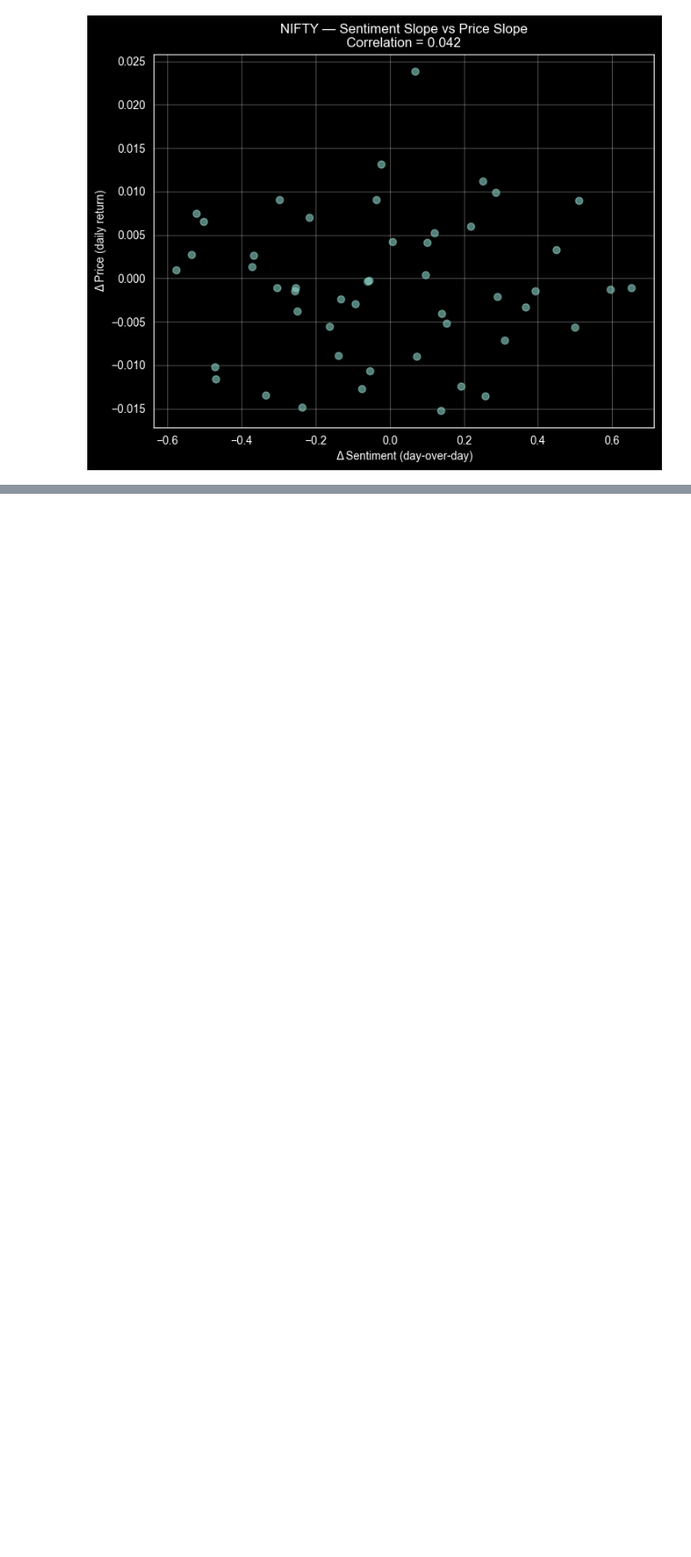
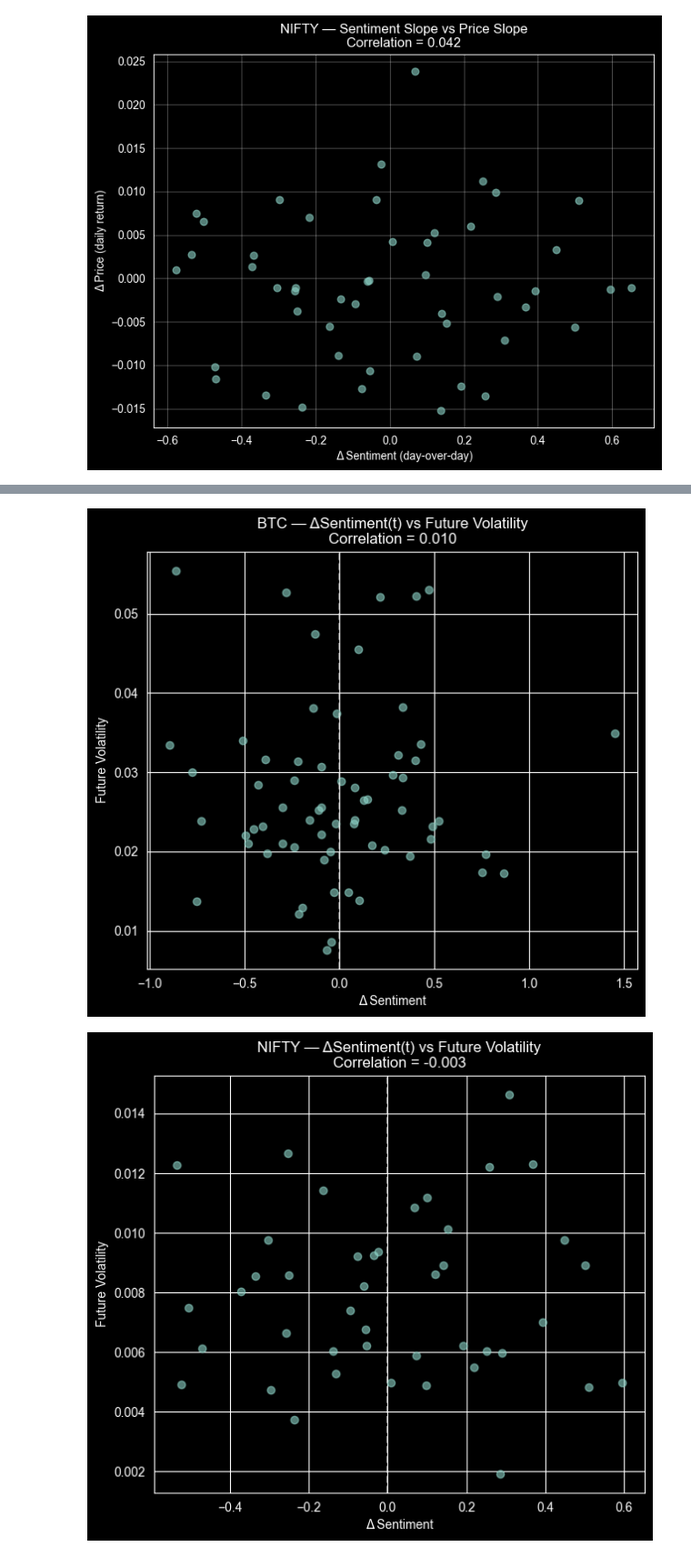
Before and after one commit to VT69/financial-sentiment-market-analysis, a Jupyter notebook: notebooks/08_graphs_and_plots.ipynb, the cells around one changed output, grey strips where cells are left out. Shown at 91% size. Cells and saved outputs as stored; diff of their text form; code cells hidden in the pictures; blank space fills up the shorter version.

```diff
--- a/notebooks/08_graphs_and_plots.ipynb
+++ b/notebooks/08_graphs_and_plots.ipynb
@@ -380,0 +402,8 @@ plot_slope_relationship(nifty_slope, "NIFTY")
+# %%
+def add_forward_volatility(df, price_col="close", window=5):
+    returns = df[price_col].pct_change()
+    df["future_vol"] = returns.rolling(window).std().shift(-window)
+    return df.dropna()
+
+btc_vol = add_forward_volatility(btc_lag)
+nifty_vol = add_forward_volatility(nifty_lag)
@@ -380,0 +422,18 @@ plot_slope_relationship(nifty_slope, "NIFTY")
+# %%
+def plot_sentiment_vs_future_vol(df, asset):
+    corr = df["sentiment_slope"].corr(df["future_vol"])
+
+    plt.figure(figsize=(7,6))
+    plt.scatter(df["sentiment_slope"], df["future_vol"], alpha=0.6)
+    plt.axvline(0, color="white", linestyle="--", alpha=0.5)
+
+    plt.title(f"{asset} — ΔSentiment(t) vs Future Volatility\nCorrelation = {corr:.3f}")
+    plt.xlabel("Δ Sentiment")
+    plt.ylabel("Future Volatility")
+    plt.show()
+
+plot_sentiment_vs_future_vol(btc_vol, "BTC")
+plot_sentiment_vs_future_vol(nifty_vol, "NIFTY")
+# %% [output]
+[figure, added]
+[figure, added]
```
Also changed, not shown: parts of 11 cells of this notebook, 1 other file.
